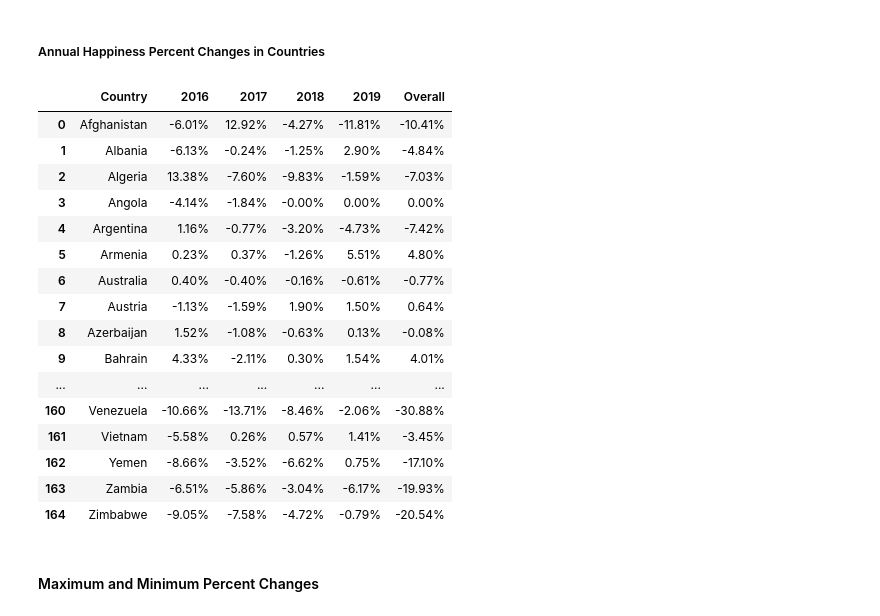
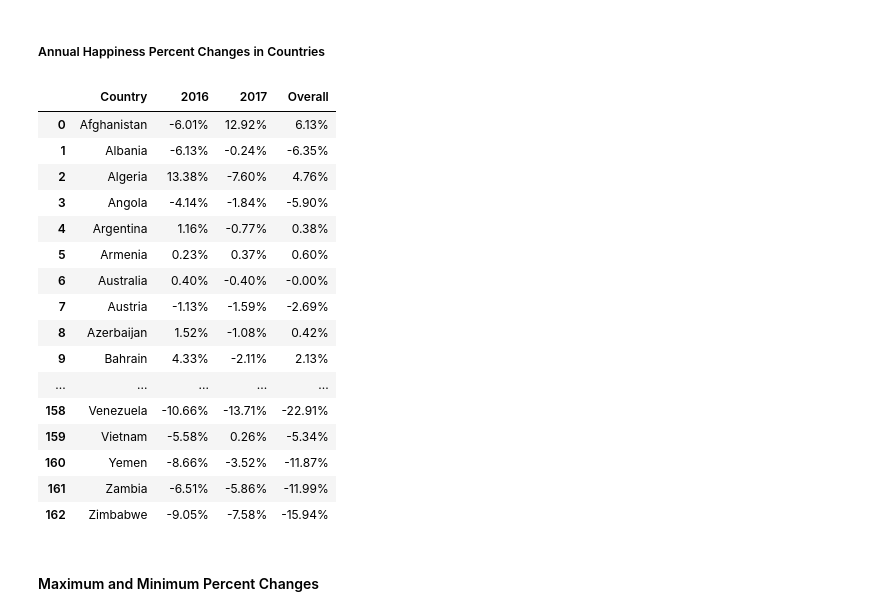
Before and after one commit to LeopoldineMirtil/world_happiness, a Jupyter notebook: World Happiness.ipynb, the cells around one changed output. Saved outputs shown, nothing was run; the diff lists cells and outputs as text; code cells hidden in the pictures.

```diff
--- a/World Happiness.ipynb
+++ b/World Happiness.ipynb
@@ -28,11 +28,11 @@ import seaborn as sns
 import matplotlib.pyplot as plt
 import plotly.express as px
 
-y15 = pd.read_csv("2015.csv")
-y16 = pd.read_csv("2016.csv")
-y17 = pd.read_csv("2017.csv")
-y18 = pd.read_csv("2018.csv")
-y19 = pd.read_csv("2019.csv")
+y15 = pd.read_csv("World Happiness Report Data/2015.csv")
+y16 = pd.read_csv("World Happiness Report Data/2016.csv")
+y17 = pd.read_csv("World Happiness Report Data/2017.csv")
+y18 = pd.read_csv("World Happiness Report Data/2018.csv")
+y19 = pd.read_csv("World Happiness Report Data/2019.csv")
 # %% [markdown]
 ### Inspect Data
 # %%
@@ -230,7 +149,7 @@ dtype: int64
 ### Merge Data Files
 # %%
 #create list of dfs
-df_list = [y15, y16, y17, y18, y19]
+df_list = [y15, y16, y17]
 
 #combine dfs
 world_df = pd.concat(df_list, join='outer').reset_index(drop=True)
@@ -291,10 +176,21 @@ countries
 # %%
+#create list from Country Column
+country_list = list(world_df['Country'])
+
+#create list with unique values of countries
+countries = []
+
+for x in country_list:
+    if x not in countries:
+        countries.append(x)
+
+#sort list alphabetically
+countries = sorted(list(countries))
+
 #replace  following Country values from list:
 vals_replace = {'Hong Kong S.A.R., China' : 'Hong Kong',
-                'Northern Cyprus' : 'North Cyprus',
                 'Somaliland region' : 'Somaliland Region',
-                'Taiwan Province of China' : 'Taiwan',
-                'Trinidad & Tobago' : 'Trinidad and Tobago'}
+                'Taiwan Province of China' : 'Taiwan'}
 
 #update df
 world_df = world_df.replace({'Country': vals_replace})
@@ -320,4 +216,3 @@ for x in list(w_dict.items()):
 
 #create final dict w/key-value lists
 location = dict(zip(key, val))
-location
@@ -679,65 +523,57 @@ co_yrs = world_df[['Country', 'Year', 'Happiness Score']].sort_values(['Country'
 co_pivot = co_yrs.pivot(index='Country', columns='Year')
 
 #edit col headers to only show year
-co_pivot.columns = [2015, 2016, 2017, 2018, 2019]
+co_pivot.columns = [2015, 2016, 2017]
 
 #reset index
 annual_co = co_pivot.reset_index()
 
 #calc annual perc change
 c_ch16 = list((((annual_co[2016]-annual_co[2015])/annual_co[2015])*100))
 c_ch17 = list((((annual_co[2017]-annual_co[2016])/annual_co[2016])*100))
-c_ch18 = list((((annual_co[2018]-annual_co[2017])/annual_co[2017])*100))
-c_ch19 = list((((annual_co[2019]-annual_co[2018])/annual_co[2018])*100))
-all_ch = list((((annual_co[2019]-annual_co[2015])/annual_co[2015])*100))
+all_ch = list((((annual_co[2017]-annual_co[2015])/annual_co[2015])*100))
 
 #combine country lists as dict w/ years as key
 co_data = {
     2016: c_ch16,
     2017: c_ch17,
-    2018: c_ch18,
-    2019: c_ch19,
     'Overall':all_ch}
 
 #create country list for new df
 co_list =[x for x in annual_co['Country']]
 
 #create country perc change df and replace NA values
 co_perc_ch = pd.DataFrame(co_data, index=co_list).reset_index().rename(columns={'index':'Country'}).fillna(0)
 
 #convert year cols to float
 total_chs_co = co_perc_ch.convert_dtypes()
 
 
 #format df: round values & add percent symbol
 multi_yr_percs = total_chs_co.copy().style.format({2016: '{:,.2f}%'.format,
                                                    2017: '{:,.2f}%'.format,
-                                                   2018: '{:,.2f}%'.format,
-                                                   2019: '{:,.2f}%'.format,
                                                   'Overall': '{:,.2f}%'.format})
-
-
 
 #view data
 display(multi_yr_percs)
 # %% [output]
-|  | Country | 2016 | 2017 | 2018 | 2019 | Overall |
-| 0 | Afghanistan | -6.01% | 12.92% | -4.27% | -11.81% | -10.41% |
-| 1 | Albania | -6.13% | -0.24% | -1.25% | 2.90% | -4.84% |
-| 2 | Algeria | 13.38% | -7.60% | -9.83% | -1.59% | -7.03% |
-| 3 | Angola | -4.14% | -1.84% | -0.00% | 0.00% | 0.00% |
-| 4 | Argentina | 1.16% | -0.77% | -3.20% | -4.73% | -7.42% |
-| 5 | Armenia | 0.23% | 0.37% | -1.26% | 5.51% | 4.80% |
-| 6 | Australia | 0.40% | -0.40% | -0.16% | -0.61% | -0.77% |
-| 7 | Austria | -1.13% | -1.59% | 1.90% | 1.50% | 0.64% |
-| 8 | Azerbaijan | 1.52% | -1.08% | -0.63% | 0.13% | -0.08% |
-| 9 | Bahrain | 4.33% | -2.11% | 0.30% | 1.54% | 4.01% |
-| ... | ... | ... | ... | ... | ... | ... |
-| 160 | Venezuela | -10.66% | -13.71% | -8.46% | -2.06% | -30.88% |
-| 161 | Vietnam | -5.58% | 0.26% | 0.57% | 1.41% | -3.45% |
-| 162 | Yemen | -8.66% | -3.52% | -6.62% | 0.75% | -17.10% |
-| 163 | Zambia | -6.51% | -5.86% | -3.04% | -6.17% | -19.93% |
-| 164 | Zimbabwe | -9.05% | -7.58% | -4.72% | -0.79% | -20.54% |
+|  | Country | 2016 | 2017 | Overall |
+| 0 | Afghanistan | -6.01% | 12.92% | 6.13% |
+| 1 | Albania | -6.13% | -0.24% | -6.35% |
+| 2 | Algeria | 13.38% | -7.60% | 4.76% |
+| 3 | Angola | -4.14% | -1.84% | -5.90% |
+| 4 | Argentina | 1.16% | -0.77% | 0.38% |
+| 5 | Armenia | 0.23% | 0.37% | 0.60% |
+| 6 | Australia | 0.40% | -0.40% | -0.00% |
+| 7 | Austria | -1.13% | -1.59% | -2.69% |
+| 8 | Azerbaijan | 1.52% | -1.08% | 0.42% |
+| 9 | Bahrain | 4.33% | -2.11% | 2.13% |
+| ... | ... | ... | ... | ... |
+| 158 | Venezuela | -10.66% | -13.71% | -22.91% |
+| 159 | Vietnam | -5.58% | 0.26% | -5.34% |
+| 160 | Yemen | -8.66% | -3.52% | -11.87% |
+| 161 | Zambia | -6.51% | -5.86% | -11.99% |
+| 162 | Zimbabwe | -9.05% | -7.58% | -15.94% |
 # %% [markdown]
 #### Maximum and Minimum Percent Changes
 # %%
```
Also changed, not shown: parts of 38 cells of this notebook, 6 other files.
